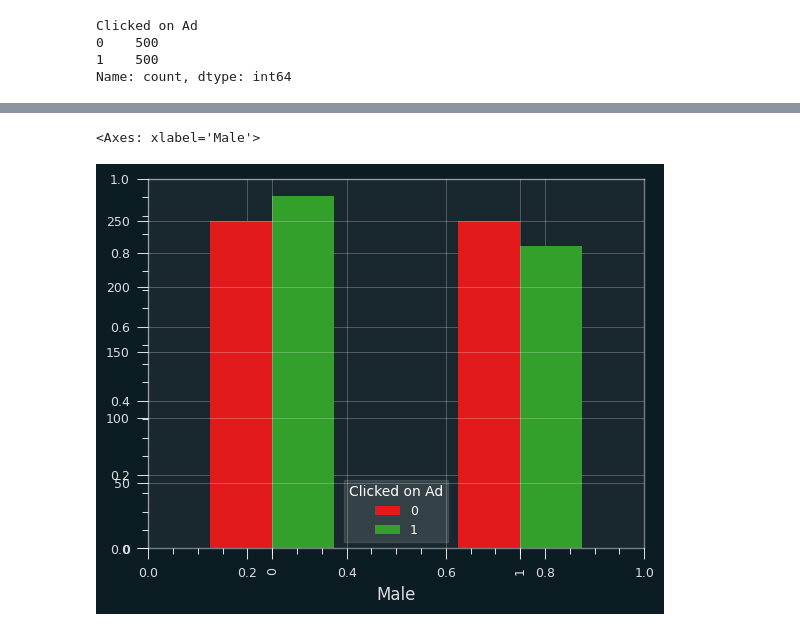
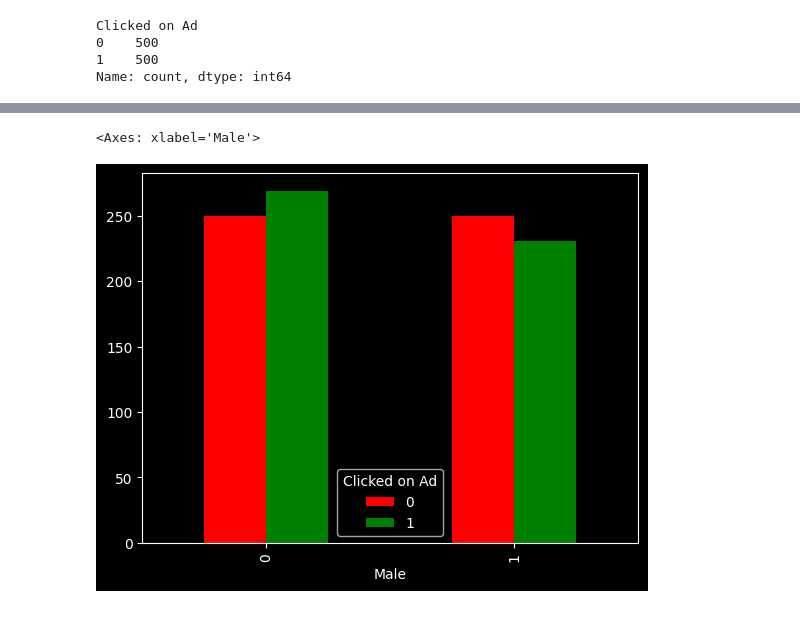
Before and after one commit to RohitMugalya/Ad-Click-Through-Rate-Predictor, a Jupyter notebook: exloratory_data_analysis.ipynb, the cells around one changed output, grey strips where cells are left out. Saved outputs shown, nothing was run; the diff lists cells and outputs as text; code cells hidden in the pictures.

```diff
--- a/exloratory_data_analysis.ipynb
+++ b/exloratory_data_analysis.ipynb
@@ -4,4 +4,5 @@ import pandas as pd
 import matplotlib.pyplot as plt
 import seaborn as sns
 
+plt.style.use("dark_background")
 pd.options.display.float_format = "{:,.2f}".format
@@ -132,14 +130,14 @@ plt.show()
 # %%
 pd.pivot_table(
     data,
     values=age,
     index=male,
     columns=ad_clicked,
     aggfunc='count'
-).plot.bar()
+).plot.bar(color=['red', 'green'])
 # %% [output]
 <Axes: xlabel='Male'>
-[figure, old version]
+[figure, new version]
 # %%
 top_countries = data[country].value_counts().head(10).index
 sns.countplot(x=country, hue=ad_clicked, data=data[data[country].isin(top_countries)],
```
Also changed, not shown: parts of 10 cells of this notebook, 1 other file.
